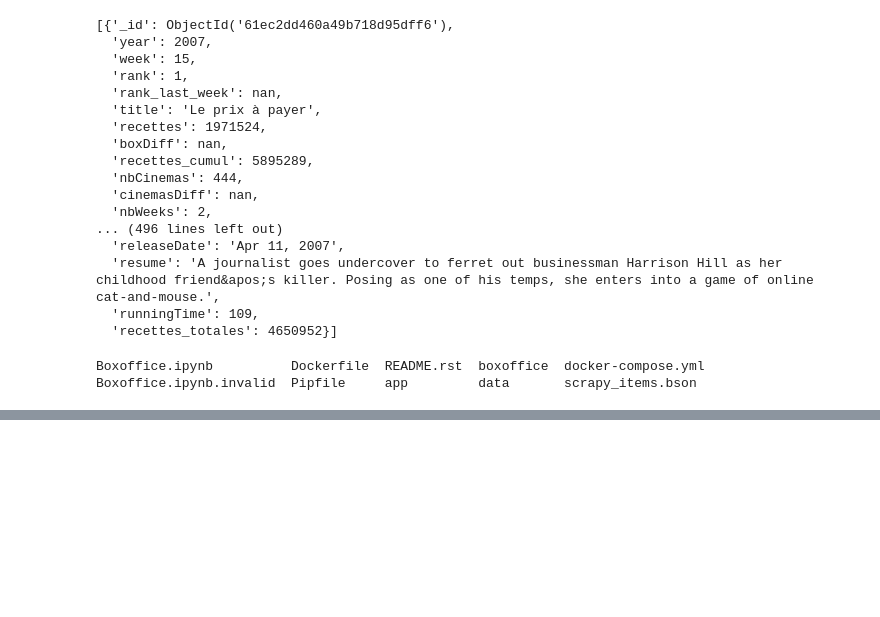
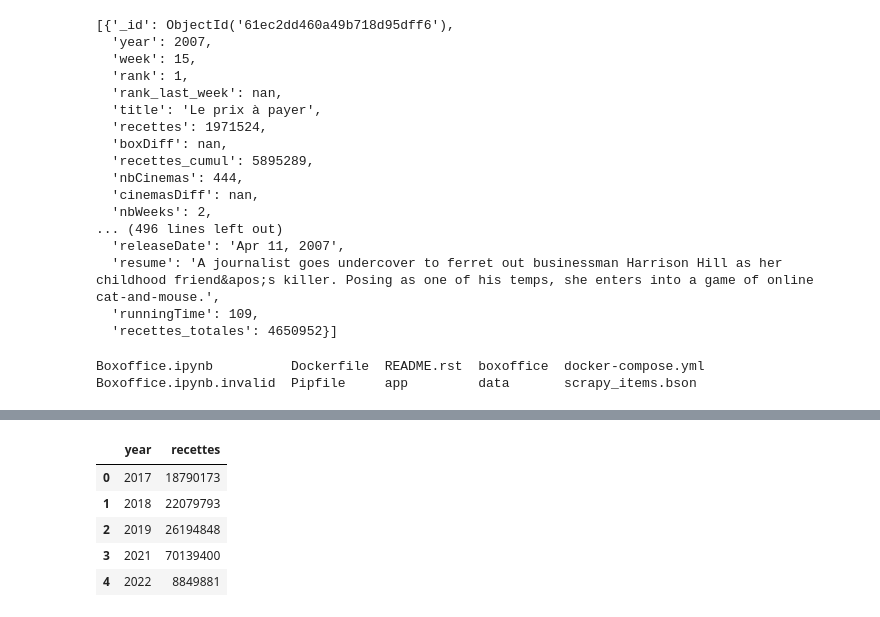
Before and after one commit to theovanrooij/projet_DSIA_4201C, a Jupyter notebook: Boxoffice.ipynb, the cells around one changed output, grey strips where cells are left out. Saved outputs shown, nothing was run; the diff lists cells and outputs as text; code cells hidden in the pictures; blank space fills up the shorter version.

Commit message:
Bonnes valeurs pour recettes par année d'un acteur

```diff
--- a/Boxoffice.ipynb
+++ b/Boxoffice.ipynb
@@ -770,0 +686,45 @@ The date is 2021-12-15 00:00:00
+# %%
+
+def getActorEvolution(actorName,actorId) :
+
+    cur =list(collection.aggregate( [
+            {"$match":
+    {"$and": [
+        {"mainCast.name":actorName  },
+        {"mainCast.actorId":actorId},
+    ]}},
+        {"$group":{
+            "_id": {"actor":actorName,"actorId":actorId}, "movies" :{
+                "$addToSet" : {"title":"$title","rlId":"$releaseID"}}}
+        }
+        ] ))
+
+    ids = [movie["rlId"] for movie in cur[0]["movies"]]
+    curbis = list(collection.aggregate( [
+            {"$match": {"releaseID":{"$in":ids}} },
+        {"$group":{
+            "_id": {"year":"$year","title":"$title","rlId":"$releaseID"},"title":{"$first":"$title"},"year":{"$first":"$year"},"rlId":{"$first":"$releaseID"},"recettes":{"$max":"$recettes_cumul"}}},
+
+        ] ))
+
+    df = pd.DataFrame(curbis)
+    for id in ids :
+        quer = df.query("rlId == '"+id+"'")
+        if len(quer) == 2:
+            max_year = max(quer["year"])
+            row_max = df.query("rlId == '"+id+"' & year == "+str(max_year))["recettes"].index[0]
+            row_max_previous = df.query("rlId == '"+id+"' & year == "+str(max_year-1))["recettes"].index[0]
+            df.loc[row_max,"recettes"] -= df.loc[row_max_previous,"recettes"]
+    df = df.groupby("year").sum().reset_index()
+
+    return df
+# %%
+cur = getActorEvolution("Zendaya","nm3918035")
+cur
+# %% [output]
+|  | year | recettes |
+| 0 | 2017 | 18790173 |
+| 1 | 2018 | 22079793 |
+| 2 | 2019 | 26194848 |
+| 3 | 2021 | 70139400 |
+| 4 | 2022 | 8849881 |
```
Also changed, not shown: parts of 45 cells of this notebook, 2 other files.
